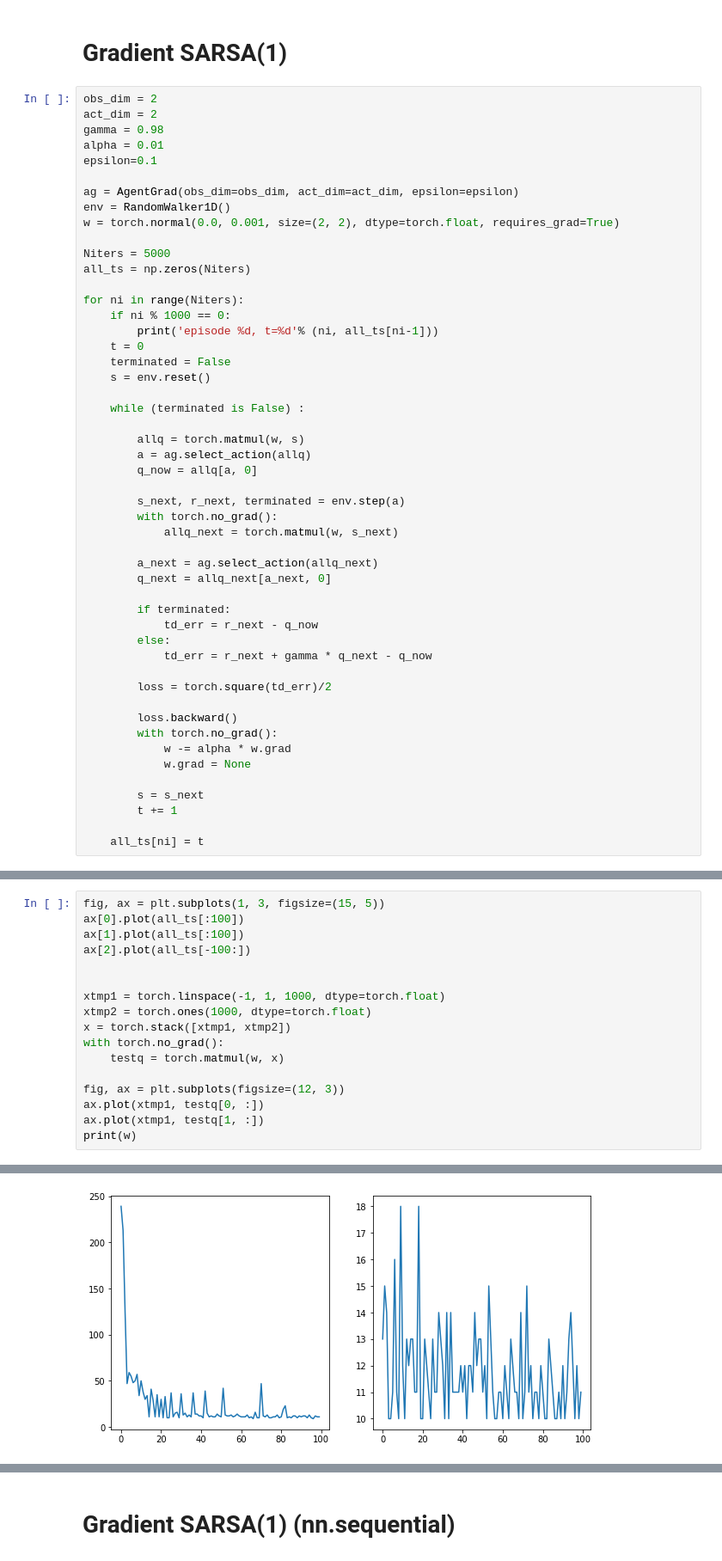
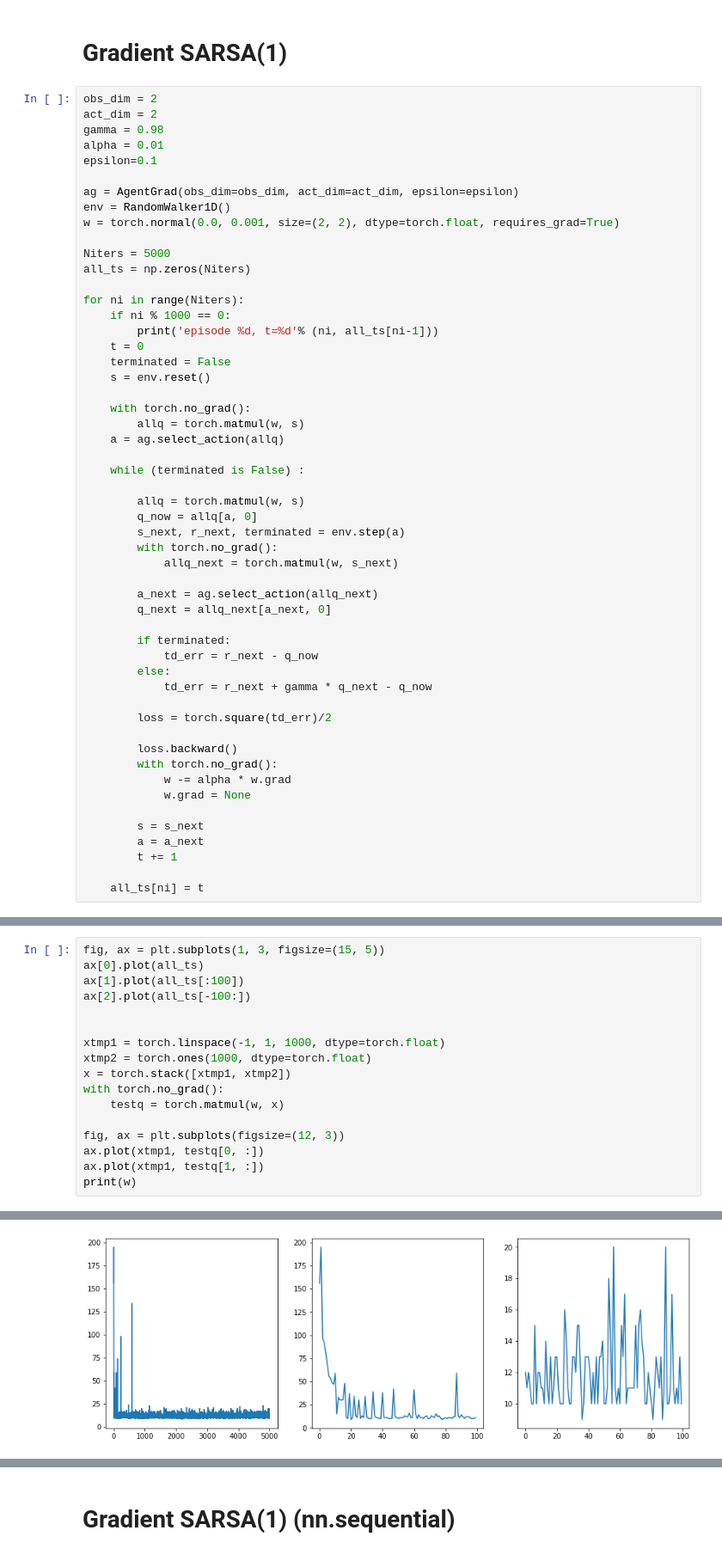
Before and after one commit to yyhhoi/RI_algorithms, a Jupyter notebook: Gradient_SARSA_RandomWalk.ipynb, the cells around one changed output, grey strips where cells are left out. Shown: that part at 86% size. Cells and saved outputs as stored; diff of their text form.

Commit message:
Bug fixed: A shouldn't be selected twice

```diff
--- a/Gradient_SARSA_RandomWalk.ipynb
+++ b/Gradient_SARSA_RandomWalk.ipynb
@@ -79,12 +79,14 @@ for ni in range(Niters):
     terminated = False
     s = env.reset()
 
+    with torch.no_grad():
+        allq = torch.matmul(w, s)
+    a = ag.select_action(allq)
+
     while (terminated is False) :
 
         allq = torch.matmul(w, s)
-        a = ag.select_action(allq)
         q_now = allq[a, 0]
-
         s_next, r_next, terminated = env.step(a)
         with torch.no_grad():
             allq_next = torch.matmul(w, s_next)
@@ -105,6 +107,7 @@ for ni in range(Niters):
             w.grad = None
 
         s = s_next
+        a = a_next
         t += 1
 
     all_ts[ni] = t
@@ -117,6 +120,6 @@ episode 4000, t=13
 # %%
 fig, ax = plt.subplots(1, 3, figsize=(15, 5))
-ax[0].plot(all_ts[:100])
+ax[0].plot(all_ts)
 ax[1].plot(all_ts[:100])
 ax[2].plot(all_ts[-100:])
 
@@ -136 +140 @@ print(w)
-[figure, old version]
+[figure, new version]
```
Also changed, not shown: parts of 14 cells of this notebook, 1 other file.
